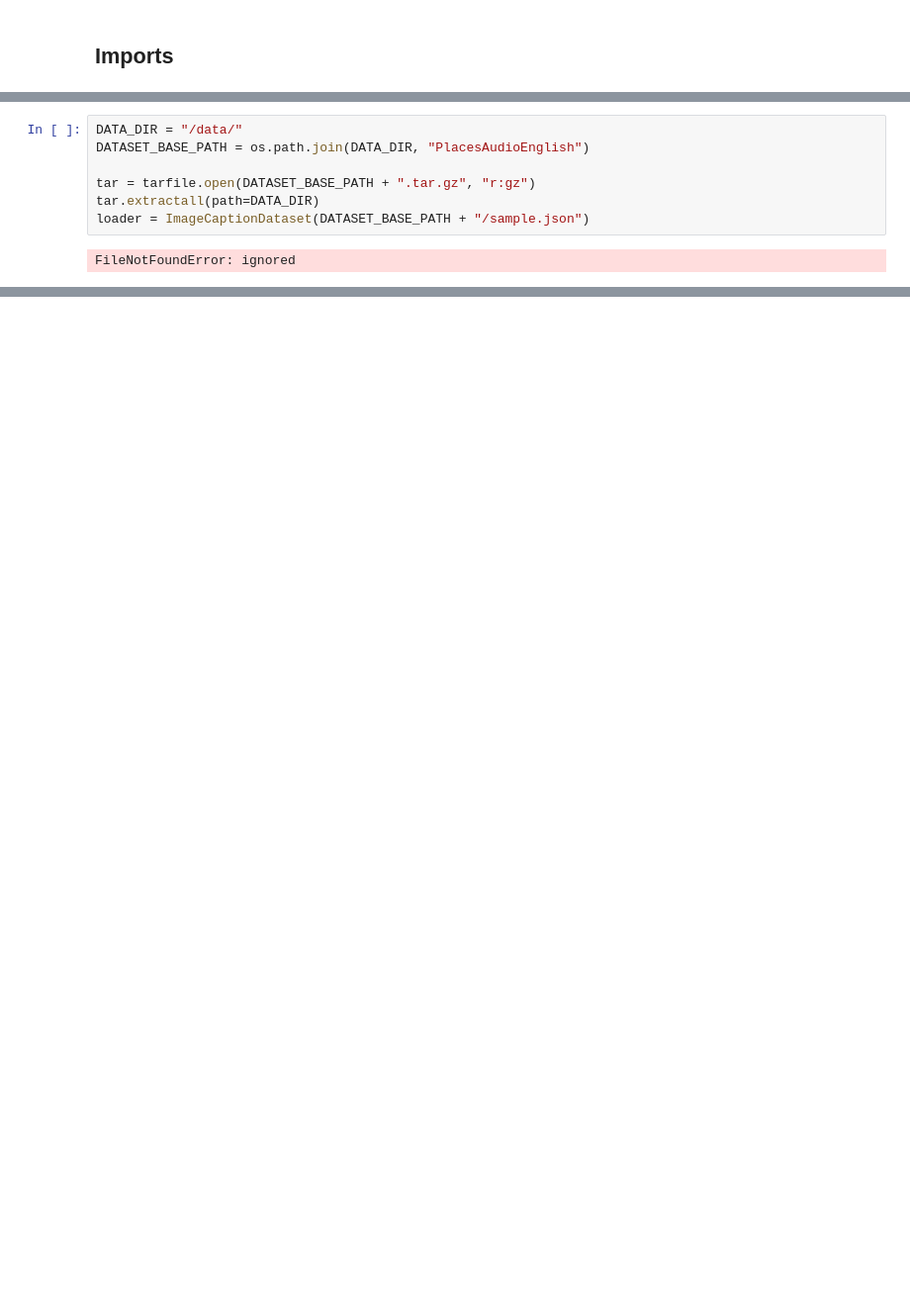
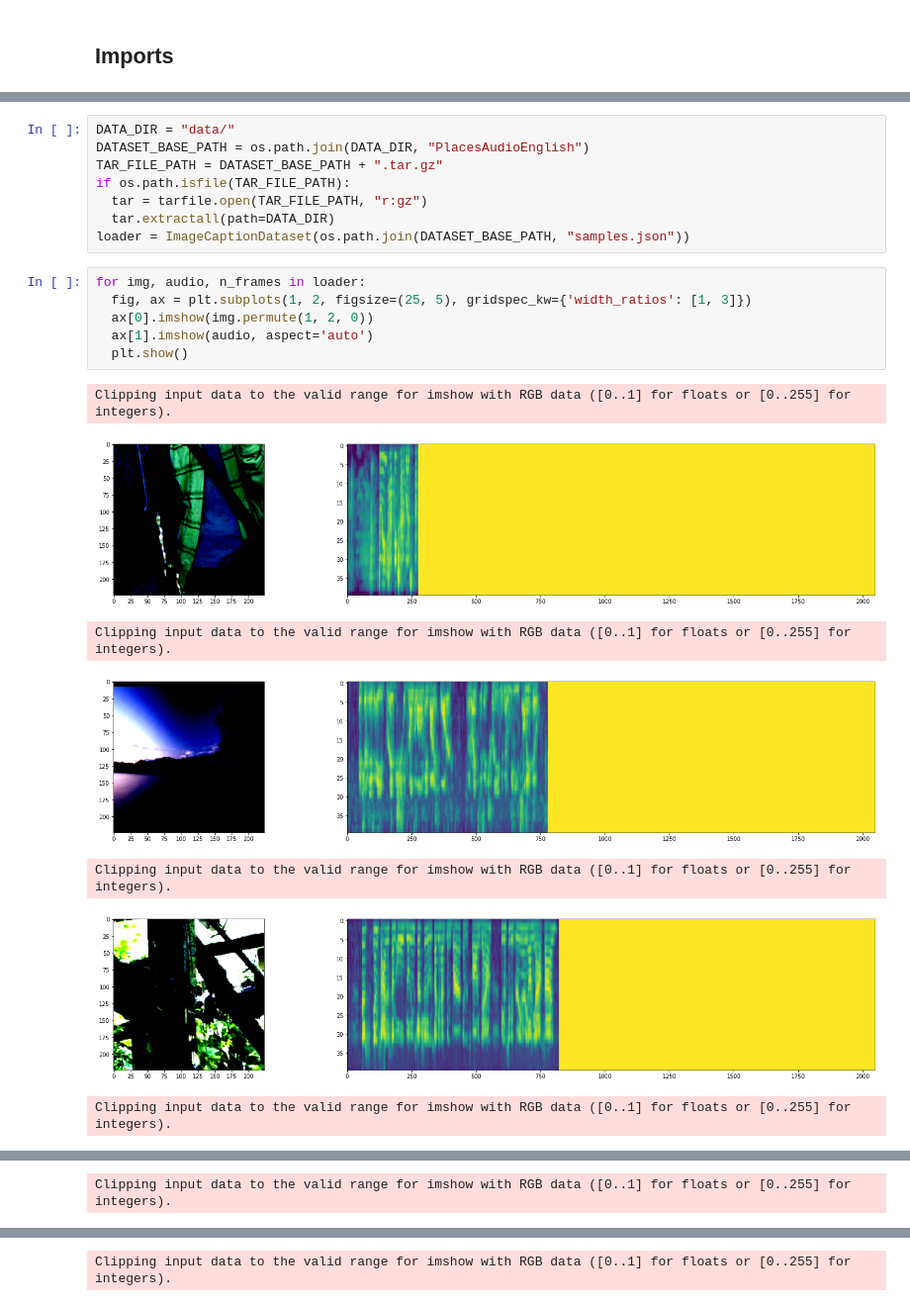
Before and after one commit to alecmeade/nlp_final_project, a Jupyter notebook: main.ipynb, the cells around one changed output, grey strips where cells are left out. Shown at 99% size. Saved outputs shown, nothing was run; the diff lists cells and outputs as text; blank space fills up the shorter version.

Commit message:
load and display uploaded tar samples

```diff
--- a/main.ipynb
+++ b/main.ipynb
@@ -27,10 +44,23 @@ import tarfile
 from dataloaders.image_caption_dataset import ImageCaptionDataset
 # %%
-DATA_DIR = "/data/"
+DATA_DIR = "data/"
 DATASET_BASE_PATH = os.path.join(DATA_DIR, "PlacesAudioEnglish")
-
-tar = tarfile.open(DATASET_BASE_PATH + ".tar.gz", "r:gz")
-tar.extractall(path=DATA_DIR)
-loader = ImageCaptionDataset(DATASET_BASE_PATH + "/sample.json")
+TAR_FILE_PATH = DATASET_BASE_PATH + ".tar.gz"
+if os.path.isfile(TAR_FILE_PATH):
+  tar = tarfile.open(TAR_FILE_PATH, "r:gz")
+  tar.extractall(path=DATA_DIR)
+loader = ImageCaptionDataset(os.path.join(DATASET_BASE_PATH, "samples.json"))
-# %% [output]
-FileNotFoundError: ignored
+# %%
+for img, audio, n_frames in loader:
+  fig, ax = plt.subplots(1, 2, figsize=(25, 5), gridspec_kw={'width_ratios': [1, 3]})
+  ax[0].imshow(img.permute(1, 2, 0))
+  ax[1].imshow(audio, aspect='auto')
+  plt.show()
+# %% [output]
+Clipping input data to the valid range for imshow with RGB data ([0..1] for floats or [0..255] for integers).
+[figure, added]
+Clipping input data to the valid range for imshow with RGB data ([0..1] for floats or [0..255] for integers).
+[figure, added]
+Clipping input data to the valid range for imshow with RGB data ([0..1] for floats or [0..255] for integers).
+[figure, added]
+Clipping input data to the valid range for imshow with RGB data ([0..1] for floats or [0..255] for integers).
@@ -36,0 +68 @@ FileNotFoundError: ignored
+Clipping input data to the valid range for imshow with RGB data ([0..1] for floats or [0..255] for integers).
@@ -36,0 +70 @@ FileNotFoundError: ignored
+Clipping input data to the valid range for imshow with RGB data ([0..1] for floats or [0..255] for integers).
```
Also changed, not shown: parts of 4 cells of this notebook.
